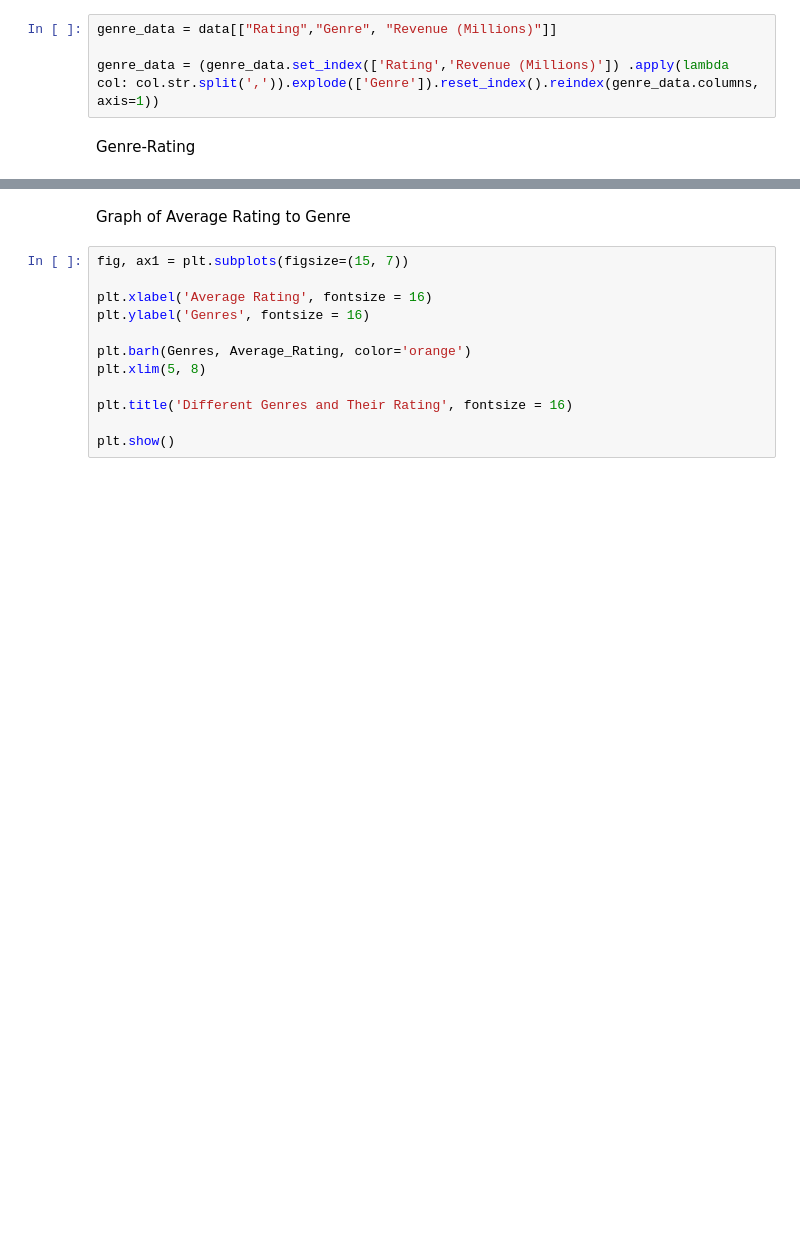
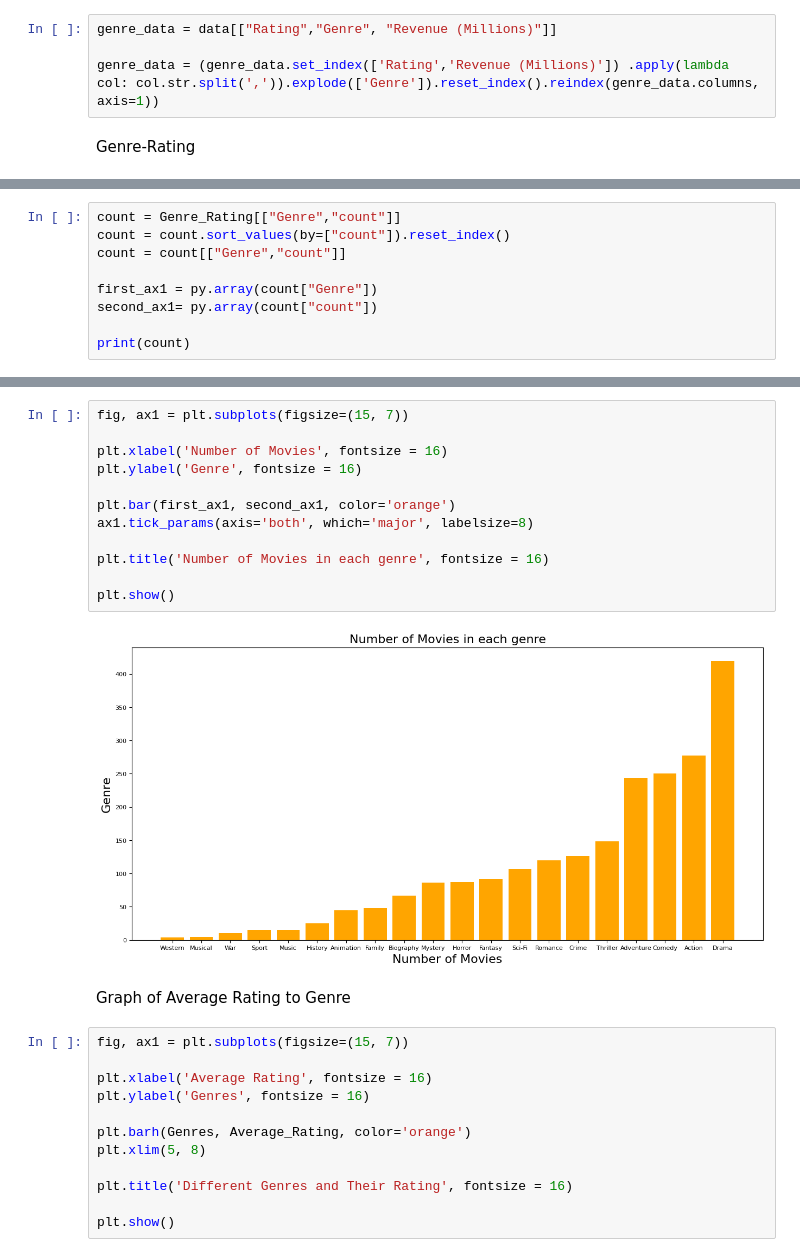
Before and after one commit to LinusTC/IMDBMovies, a Jupyter notebook: CW3.ipynb, the cells around one changed output, grey strips where cells are left out. Cells and saved outputs as stored; diff of their text form; blank space fills up the shorter version.

```diff
--- a/CW3.ipynb
+++ b/CW3.ipynb
@@ -356,0 +378,9 @@ Genres = py.array(Sorted_By_Ratings["Genre"])
+# %%
+count = Genre_Rating[["Genre","count"]]
+count = count.sort_values(by=["count"]).reset_index()
+count = count[["Genre","count"]]
+
+first_ax1 = py.array(count["Genre"])
+second_ax1= py.array(count["count"])
+
+print(count)
@@ -357,3 +405,17 @@ Genres = py.array(Sorted_By_Ratings["Genre"])
+# %%
+fig, ax1 = plt.subplots(figsize=(15, 7))
+
+plt.xlabel('Number of Movies', fontsize = 16)
+plt.ylabel('Genre', fontsize = 16)
+
+plt.bar(first_ax1, second_ax1, color='orange')
+ax1.tick_params(axis='both', which='major', labelsize=8)
+
+plt.title('Number of Movies in each genre', fontsize = 16)
+
+plt.show()
+# %% [output]
+[figure, added]
 # %% [markdown]
 Graph of Average Rating to Genre
 # %%
```
Also changed, not shown: parts of 6 cells of this notebook.
